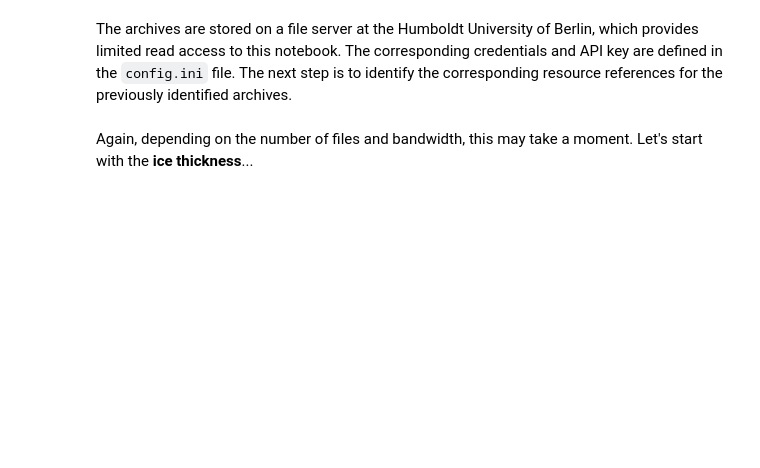
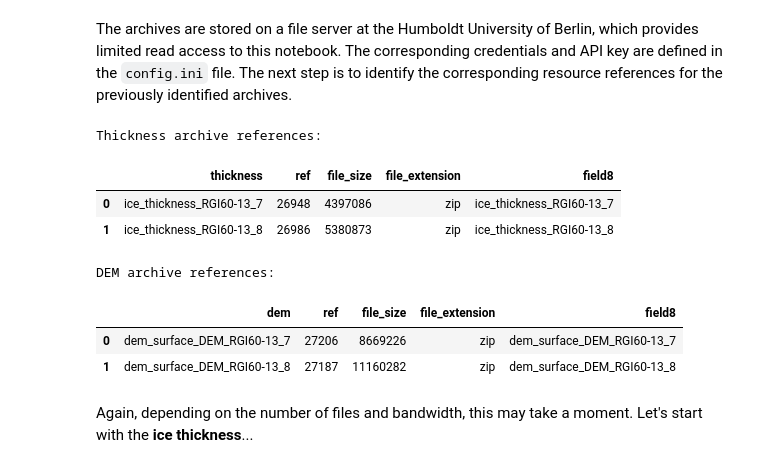
Before and after one commit to phiscu/matilda_edu, a Jupyter notebook: Notebook1_Catchment_delineation.ipynb, the cells around one changed output. Drawn from its saved outputs; the diff is of its cells as text; code cells hidden in the pictures; blank space fills up the shorter version.

```diff
--- a/Notebook1_Catchment_delineation.ipynb
+++ b/Notebook1_Catchment_delineation.ipynb
@@ -501,25 +654,35 @@ The archives are stored on a file server at the Humboldt University of Berlin, w
 # %%
 from resourcespace import ResourceSpace
 
 # use guest credentials to access media server
 api_base_url = config['MEDIA_SERVER']['api_base_url']
 private_key = config['MEDIA_SERVER']['private_key']
 user = config['MEDIA_SERVER']['user']
 
 myrepository = ResourceSpace(api_base_url, user, private_key)
 
 # get resource IDs for each .zip file
-refs_thickness = pd.DataFrame(myrepository.get_collection_resources(12))[['ref', 'file_size', 'file_extension', 'field8']]
+refs_thickness = pd.DataFrame(myrepository.get_collection_resources(12))[
+    ['ref', 'file_size', 'file_extension', 'field8']]
 refs_dem = pd.DataFrame(myrepository.get_collection_resources(21))[['ref', 'file_size', 'file_extension', 'field8']]
 
 # reduce list of resources two required zip files
 refs_thickness = pd.merge(zips_thickness, refs_thickness, left_on='thickness', right_on='field8')
 refs_dem = pd.merge(zips_dem, refs_dem, left_on='dem', right_on='field8')
 
 print(f'Thickness archive references:\n')
 display(refs_thickness)
 print(f'DEM archive references:\n')
 display(refs_dem)
+# %% [output]
+Thickness archive references:
+|  | thickness | ref | file_size | file_extension | field8 |
+| 0 | ice_thickness_RGI60-13_7 | 26948 | 4397086 | zip | ice_thickness_RGI60-13_7 |
+| 1 | ice_thickness_RGI60-13_8 | 26986 | 5380873 | zip | ice_thickness_RGI60-13_8 |
+DEM archive references:
+|  | dem | ref | file_size | file_extension | field8 |
+| 0 | dem_surface_DEM_RGI60-13_7 | 27206 | 8669226 | zip | dem_surface_DEM_RGI60-13_7 |
+| 1 | dem_surface_DEM_RGI60-13_8 | 27187 | 11160282 | zip | dem_surface_DEM_RGI60-13_8 |
 # %% [markdown]
 Again, depending on the number of files and bandwidth, this may take a moment. Let's start with the **ice thickness**...
 # %%
```
Also changed, not shown: parts of 35 cells of this notebook, 1 other file.
